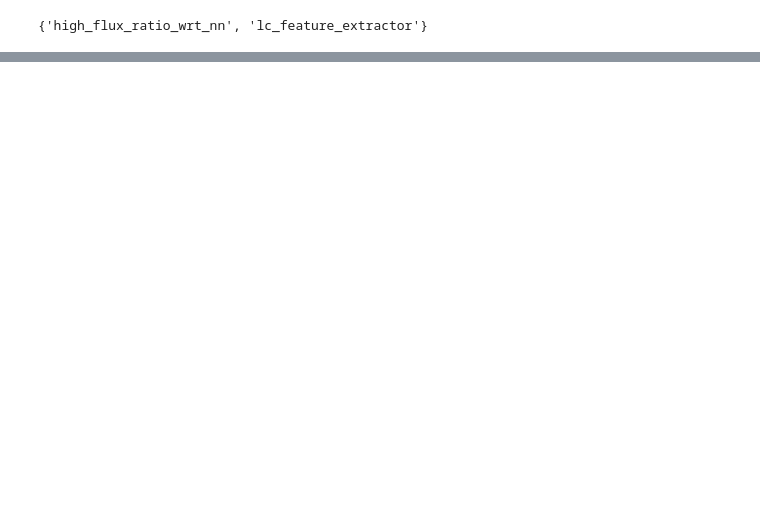
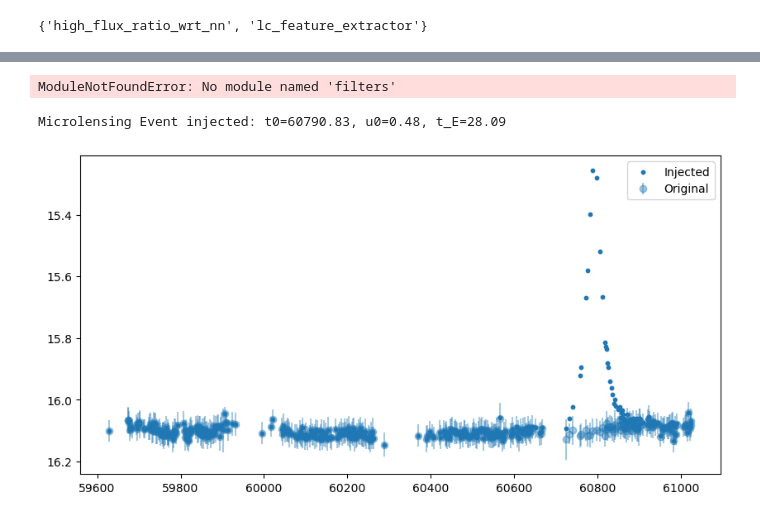
Before and after one commit to LSST-TVSSC/microlensing, a Jupyter notebook: antares_filter/microlensing_filter.ipynb, the cells around one changed output, grey strips where cells are left out. Drawn from its saved outputs; the diff is of its cells as text; code cells hidden in the pictures; blank space fills up the shorter version.

```diff
--- a/antares_filter/microlensing_filter.ipynb
+++ b/antares_filter/microlensing_filter.ipynb
@@ -588,0 +550,16 @@ np.mean(ts)
+# %%
+import numpy as np
+from filters.test_filter import MicrolensingFilter
+
+mags_injected = []
+
+filter_instance = MicrolensingFilter()
+
+filter_instance._run(locus)
+
+mags_injected.append(20.1)
+mags_injected.append(20.5)
+
+print("Injected magnitudes:", mags_injected)
+# %% [output]
+ModuleNotFoundError: No module named 'filters'
@@ -588,0 +597,64 @@ np.mean(ts)
+# %%
+import os
+import sys
+
+os.chdir("/Users/danif/Desktop/antares_project")
+
+from filters.test_filter import MicrolensingFilter  # note: fixed class import
+
+import numpy as np
+import pandas as pd
+import matplotlib.pyplot as plt
+
+
+data = pd.read_csv("new_ZTF_file.csv")
+times = data["mjd"].values
+mags = data["mag"].values
+errors = data["e_mag"].values
+
+mags_injected = inject_microlensing(times, mags)
+
+plt.figure(figsize=(10,5))
+plt.errorbar(times, mags, yerr=errors, fmt='o', alpha=0.4, label="Original")
+
+if len(times) != len(mags_injected):
+    mags_injected = mags_injected[:len(times)]
+
+plt.scatter(times, mags_injected, s=10, label="Injected")
+plt.gca().invert_yaxis()
+plt.legend()
+plt.show()
+
+class FakeLocus:
+    def __init__(self, times, mags, errors):
+        self.locus_id = "fake_locus"
+        self.properties = {}
+        self.tags = set()
+        self._df = pd.DataFrame({
+            "ant_mjd": times,
+            "ant_passband": np.ones_like(times),
+            "ant_mag": mags,
+            "ant_magerr": errors
+        })
+
+    def timeseries(self):
+        return self._df
+
+    def set_property(self, key, value):
+        self.properties[key] = value
+
+    @property
+    def catalog_objects(self):
+        return {}
+
+
+fake_locus = FakeLocus(times, mags_injected, errors)
+
+ml_filter = MicrolensingFilter()
+ml_filter._run(fake_locus)
+
+print("Properties:", fake_locus.properties)
+print("Tags:", fake_locus.tags)
+# %% [output]
+Microlensing Event injected: t0=60790.83, u0=0.48, t_E=28.09
+[figure, added]
```
Also changed, not shown: parts of 24 cells of this notebook, 1 other file.
